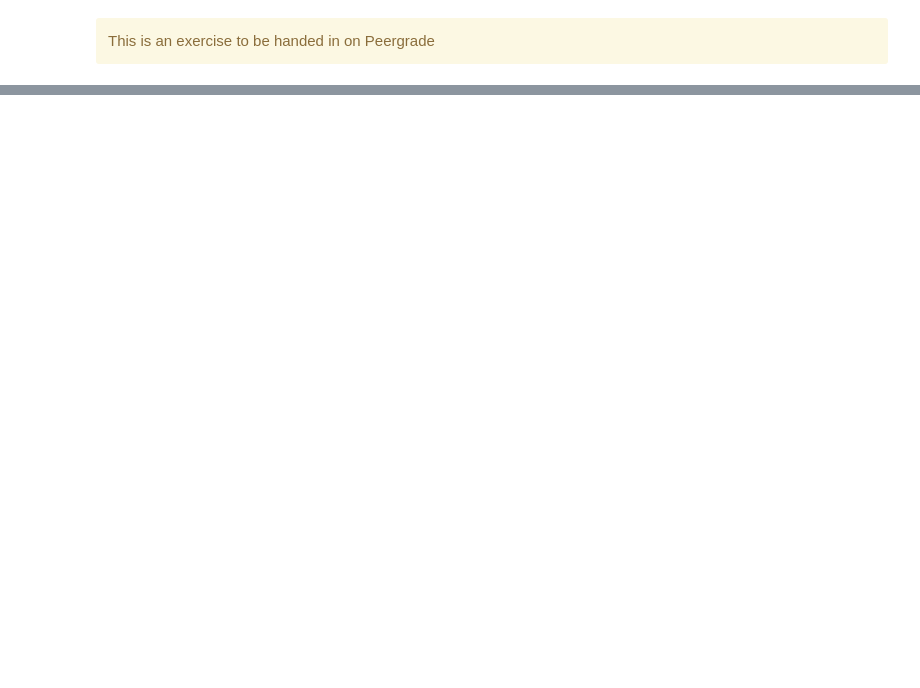
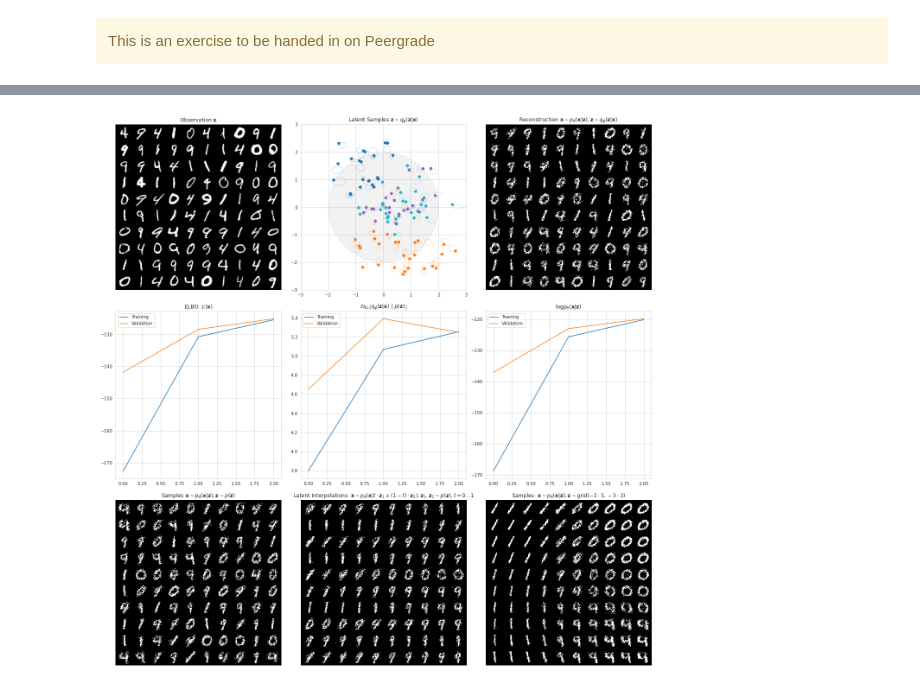
Before and after one commit to jmontalvo94/02456-deep-learning-with-PyTorch, a Jupyter notebook: 7_Unsupervised/7.2-EXE-variational-autoencoder.ipynb, the cells around one changed output, grey strips where cells are left out. Drawn from its saved outputs; the diff is of its cells as text; code cells hidden in the pictures; blank space fills up the shorter version.

```diff
--- a/7_Unsupervised/7.2-EXE-variational-autoencoder.ipynb
+++ b/7_Unsupervised/7.2-EXE-variational-autoencoder.ipynb
@@ -469,0 +587,20 @@ for epoch in range(num_epochs):
+# %%
+from collections import defaultdict
+# define the models, evaluator and optimizer
+
+# VAE
+latent_features = 2
+vae = VariationalAutoencoder(images[0].shape, latent_features)
+
+# Evaluator: Variational Inference
+beta = 1
+vi = VariationalInference(beta=beta)
+
+# The Adam optimizer works really well with VAEs.
+optimizer = torch.optim.Adam(vae.parameters(), lr=1e-3)
+
+# define dictionary to store the training curves
+training_data = defaultdict(list)
+validation_data = defaultdict(list)
+
+epoch = 0
@@ -469,0 +625,55 @@ for epoch in range(num_epochs):
+# %%
+num_epochs = 20
+
+device = torch.device("cuda:0" if torch.cuda.is_available() else "cpu")
+print(f">> Using device: {device}")
+
+# move the model to the device
+vae = vae.to(device)
+
+# training..
+while epoch < num_epochs:
+    epoch+= 1
+    training_epoch_data = defaultdict(list)
+    vae.train()
+
+    # Go through each batch in the training dataset using the loader
+    # Note that y is not necessarily known as it is here
+    for x, y in train_loader:
+        x = x.to(device)
+
+        # perform a forward pass through the model and compute the ELBO
+        loss, diagnostics, outputs = vi(vae, x)
+
+        optimizer.zero_grad()
+        loss.backward()
+        optimizer.step()
+
+        # gather data for the current bach
+        for k, v in diagnostics.items():
+            training_epoch_data[k] += [v.mean().item()]
+
+
+    # gather data for the full epoch
+    for k, v in training_epoch_data.items():
+        training_data[k] += [np.mean(training_epoch_data[k])]
+
+    # Evaluate on a single batch, do not propagate gradients
+    with torch.no_grad():
+        vae.eval()
+
+        # Just load a single batch from the test loader
+        x, y = next(iter(test_loader))
+        x = x.to(device)
+
+        # perform a forward pass through the model and compute the ELBO
+        loss, diagnostics, outputs = vi(vae, x)
+
+        # gather data for the validation step
+        for k, v in diagnostics.items():
+            validation_data[k] += [v.mean().item()]
+
+    # Reproduce the figure from the begining of the notebook, plot the training curves and show latent samples
+    make_vae_plots(vae, x, y, outputs, training_data, validation_data)
+# %% [output]
+[figure, added]
```
Also changed, not shown: parts of 37 cells of this notebook, 1 other file.
